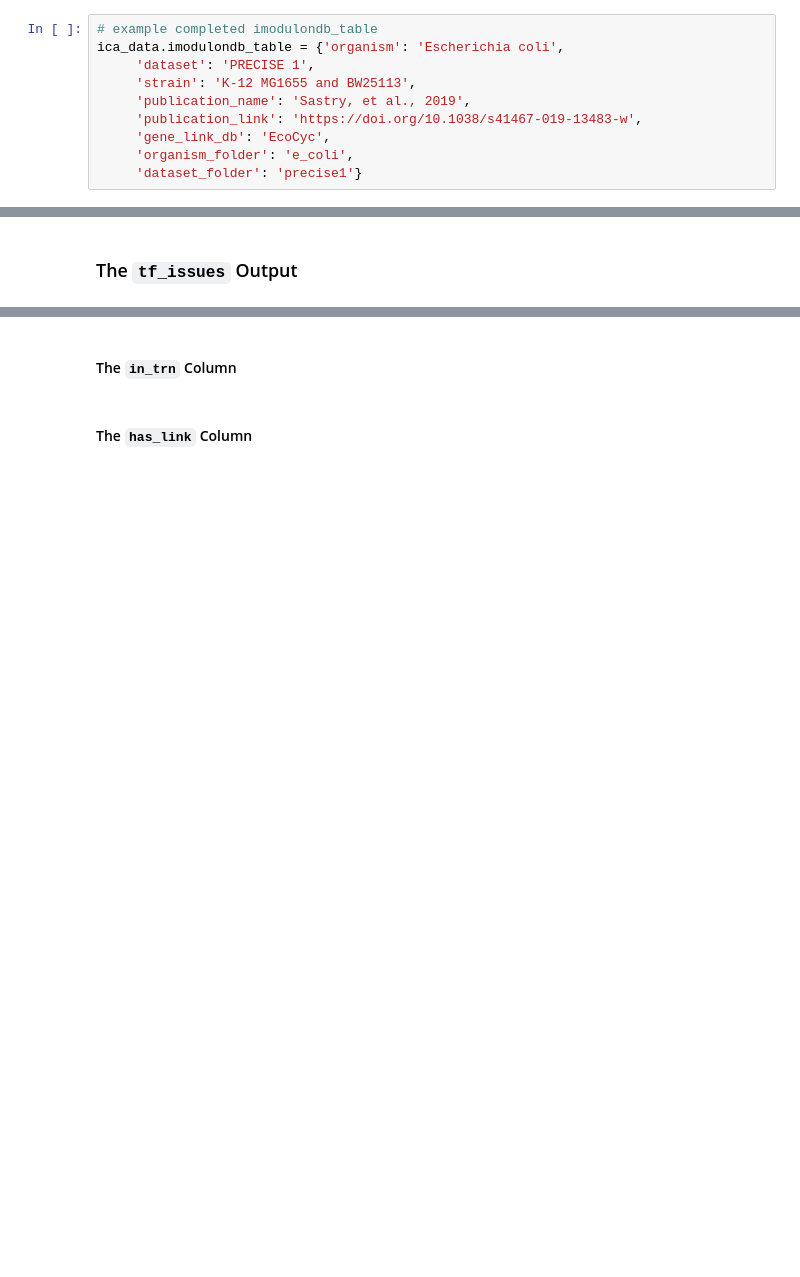
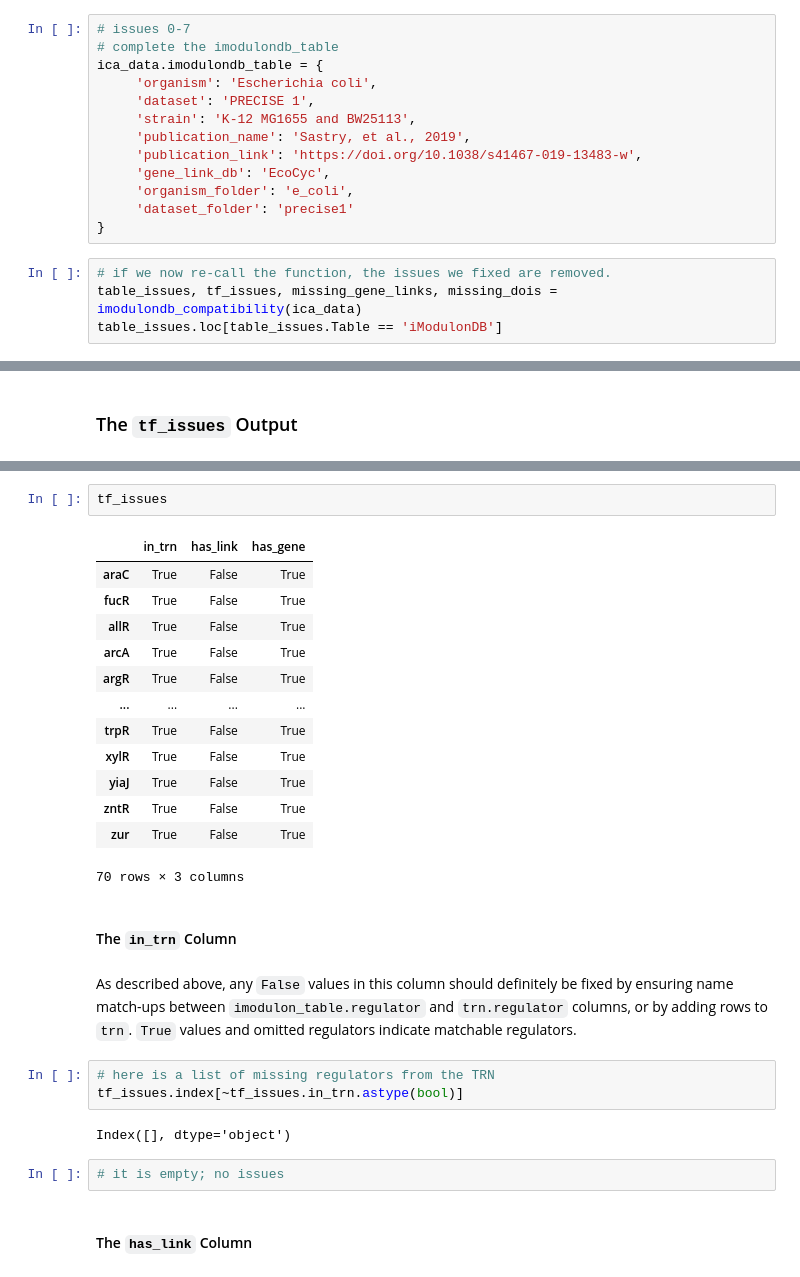
Before and after one commit to SBRG/pymodulon, a Jupyter notebook: docs/tutorials/imodulondb_site_generation.ipynb, the cells around one changed output, grey strips where cells are left out. Saved outputs shown, nothing was run; the diff lists cells and outputs as text; blank space fills up the shorter version.

Commit message:
Updated iModulonDB code and docs

```diff
--- a/docs/tutorials/imodulondb_site_generation.ipynb
+++ b/docs/tutorials/imodulondb_site_generation.ipynb
@@ -117,10 +144,17 @@ Any files with matching ``organism_folder`` and ``dataset_folder`` will be overw
 # %%
-# example completed imodulondb_table
-ica_data.imodulondb_table = {'organism': 'Escherichia coli',
+# issues 0-7
+# complete the imodulondb_table
+ica_data.imodulondb_table = {
+     'organism': 'Escherichia coli',
      'dataset': 'PRECISE 1',
      'strain': 'K-12 MG1655 and BW25113',
      'publication_name': 'Sastry, et al., 2019',
      'publication_link': 'https://doi.org/10.1038/s41467-019-13483-w',
      'gene_link_db': 'EcoCyc',
      'organism_folder': 'e_coli',
-     'dataset_folder': 'precise1'}
+     'dataset_folder': 'precise1'
+}
+# %%
+# if we now re-call the function, the issues we fixed are removed.
+table_issues, tf_issues, missing_gene_links, missing_dois = imodulondb_compatibility(ica_data)
+table_issues.loc[table_issues.Table == 'iModulonDB']
@@ -196,4 +355,29 @@ Each row corresponds to a regulator that is used in the imodulon_table. Regulato
+# %%
+tf_issues
+# %% [output]
+|  | in_trn | has_link | has_gene |
+| araC | True | False | True |
+| fucR | True | False | True |
+| allR | True | False | True |
+| arcA | True | False | True |
+| argR | True | False | True |
+| ... | ... | ... | ... |
+| trpR | True | False | True |
+| xylR | True | False | True |
+| yiaJ | True | False | True |
+| zntR | True | False | True |
+| zur | True | False | True |
+70 rows × 3 columns
 # %% [markdown]
 #### The ``in_trn`` Column
+# %% [markdown]
+As described above, any ``False`` values in this column should definitely be fixed by ensuring name match-ups between ``imodulon_table.regulator`` and ``trn.regulator`` columns, or by adding rows to ``trn``. ``True`` values and omitted regulators indicate matchable regulators.
+# %%
+# here is a list of missing regulators from the TRN
+tf_issues.index[~tf_issues.in_trn.astype(bool)]
+# %% [output]
+Index([], dtype='object')
+# %%
+# it is empty; no issues
 # %% [markdown]
 #### The ``has_link`` Column
```
Also changed, not shown: parts of 56 cells of this notebook, 5 other files.
